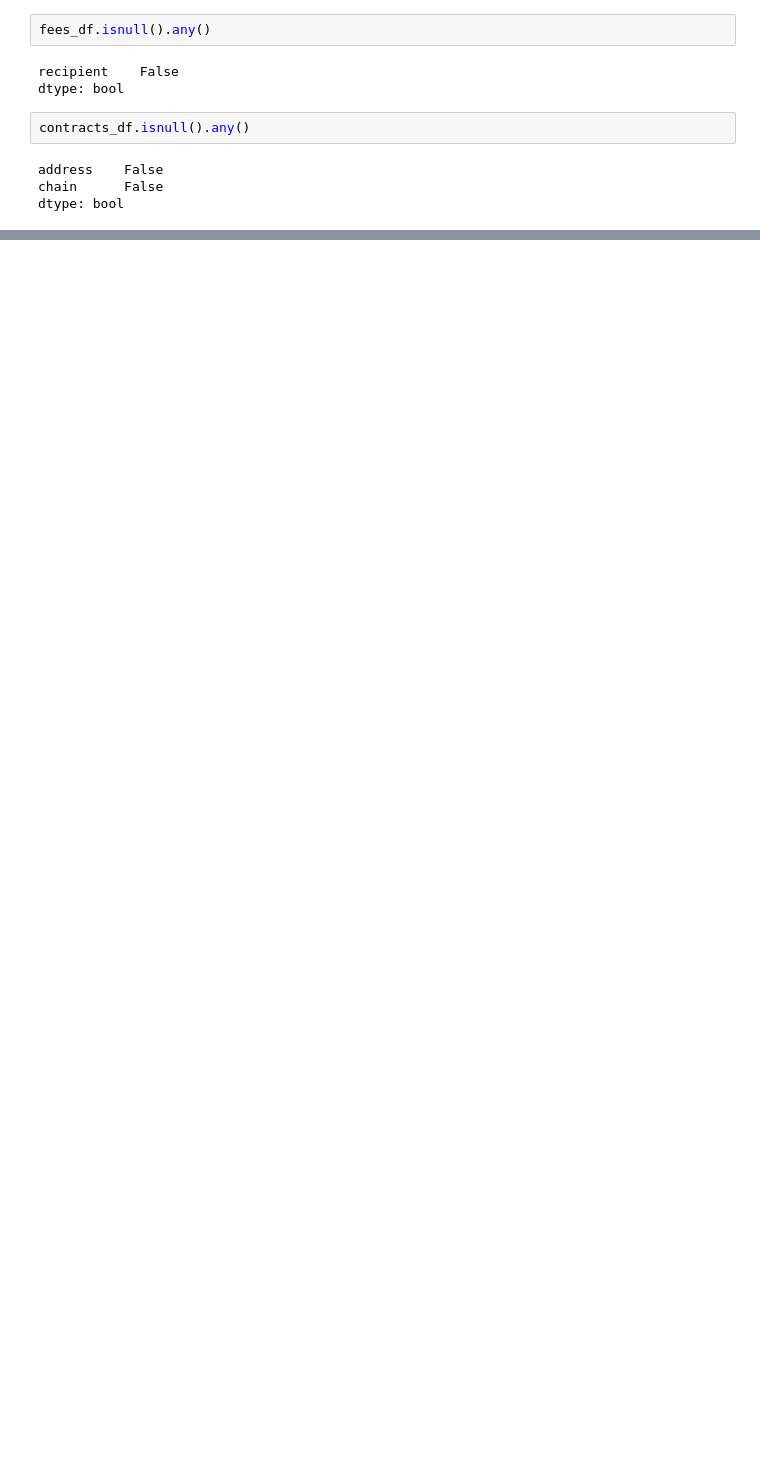
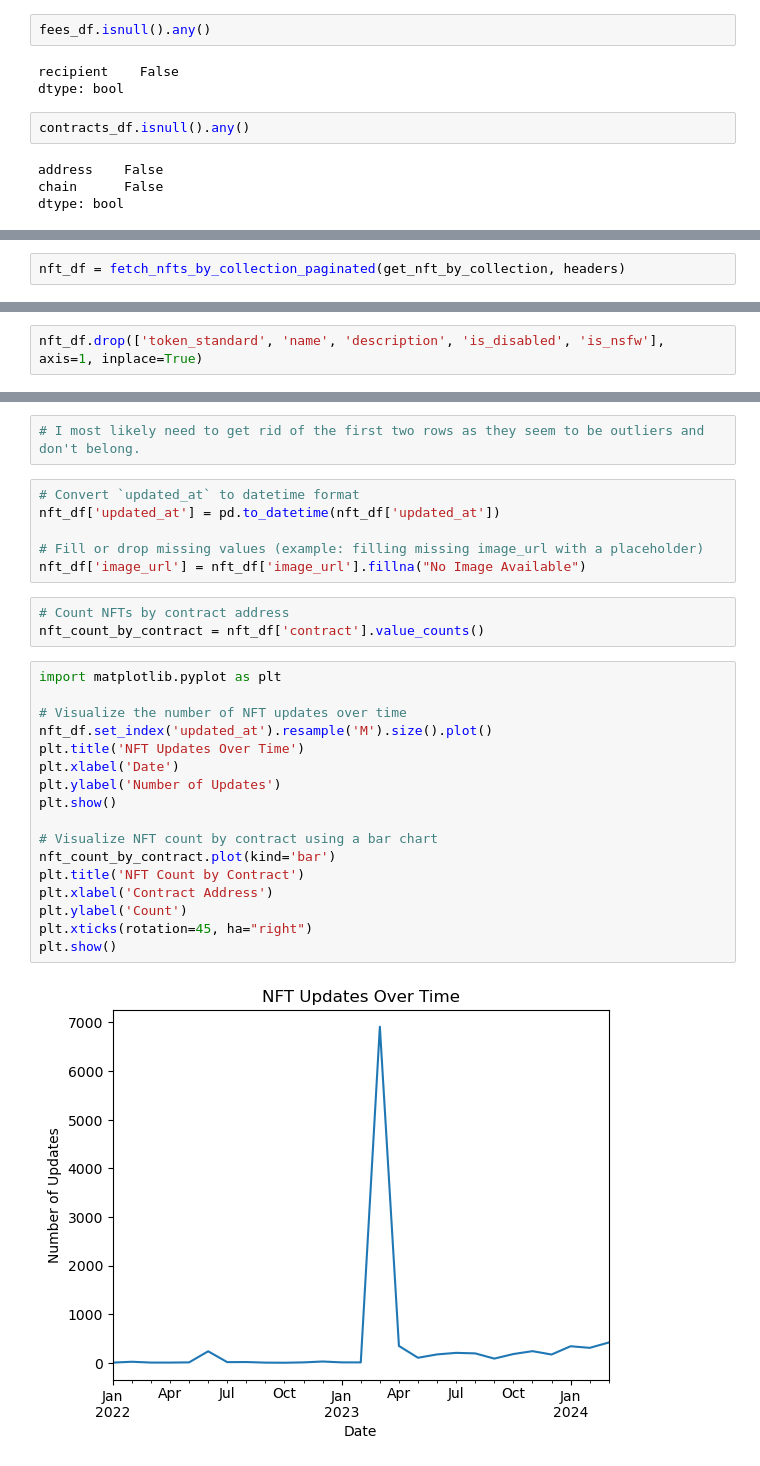
Before and after one commit to HeTron/NFT-Predictor, a Jupyter notebook: nft_project.ipynb, the cells around one changed output, grey strips where cells are left out. Saved outputs shown, nothing was run; the diff lists cells and outputs as text; blank space fills up the shorter version.

```diff
--- a/nft_project.ipynb
+++ b/nft_project.ipynb
@@ -505,0 +428,2 @@ KeyError: 'nft'
+# %%
+nft_df = fetch_nfts_by_collection_paginated(get_nft_by_collection, headers)
@@ -505,0 +464,2 @@ KeyError: 'nft'
+# %%
+nft_df.drop(['token_standard', 'name', 'description', 'is_disabled', 'is_nsfw'], axis=1, inplace=True)
@@ -505,0 +482,30 @@ KeyError: 'nft'
+# %%
+# I most likely need to get rid of the first two rows as they seem to be outliers and don't belong.
+# %%
+# Convert `updated_at` to datetime format
+nft_df['updated_at'] = pd.to_datetime(nft_df['updated_at'])
+
+# Fill or drop missing values (example: filling missing image_url with a placeholder)
+nft_df['image_url'] = nft_df['image_url'].fillna("No Image Available")
+# %%
+# Count NFTs by contract address
+nft_count_by_contract = nft_df['contract'].value_counts()
+# %%
+import matplotlib.pyplot as plt
+
+# Visualize the number of NFT updates over time
+nft_df.set_index('updated_at').resample('M').size().plot()
+plt.title('NFT Updates Over Time')
+plt.xlabel('Date')
+plt.ylabel('Number of Updates')
+plt.show()
+
+# Visualize NFT count by contract using a bar chart
+nft_count_by_contract.plot(kind='bar')
+plt.title('NFT Count by Contract')
+plt.xlabel('Contract Address')
+plt.ylabel('Count')
+plt.xticks(rotation=45, ha="right")
+plt.show()
+# %% [output]
+[figure, added]
```
Also changed, not shown: parts of 59 cells of this notebook.
